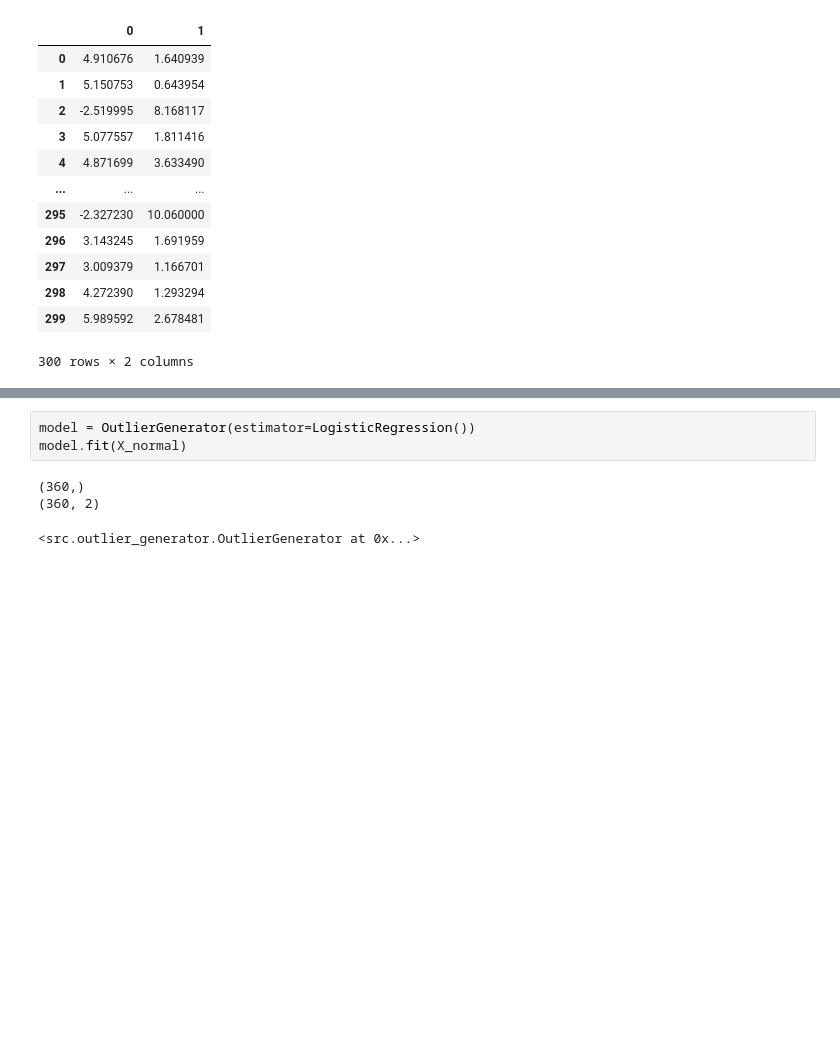
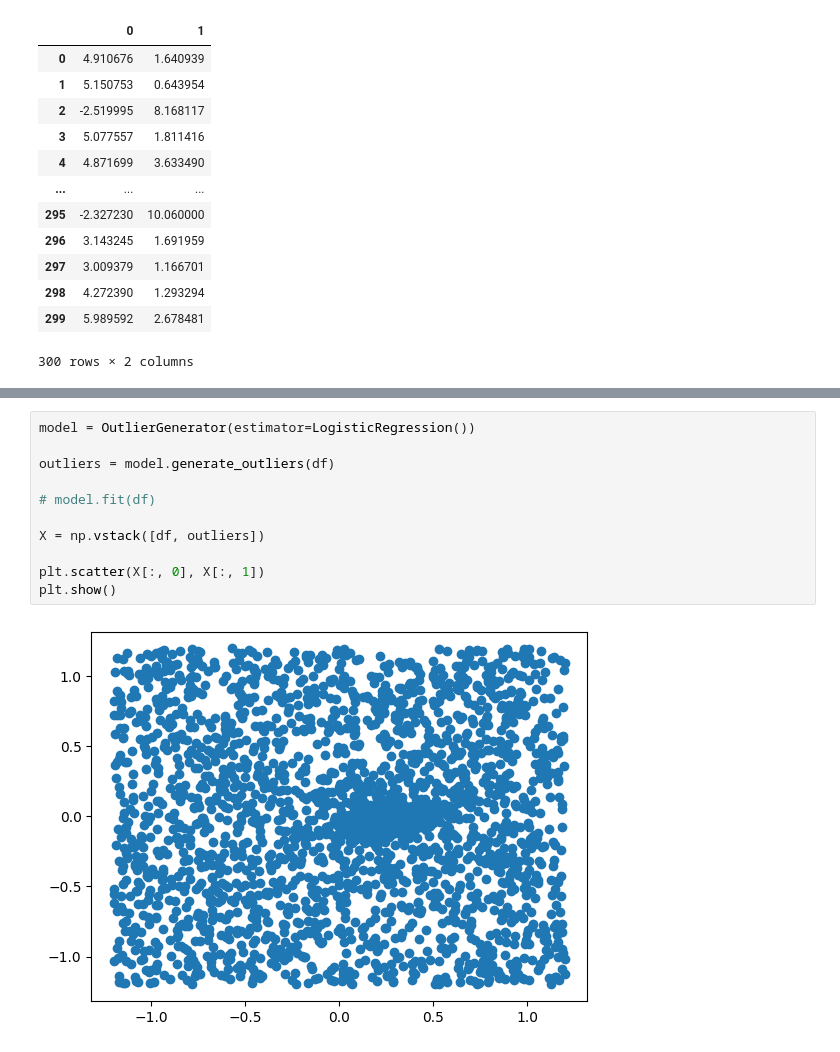
Before and after one commit to nitrazek/outlier-generator-models, a Jupyter notebook: notebooks/test_outliers.ipynb, the cells around one changed output, grey strips where cells are left out. Drawn from its saved outputs; the diff is of its cells as text; blank space fills up the shorter version.

```diff
--- a/notebooks/test_outliers.ipynb
+++ b/notebooks/test_outliers.ipynb
@@ -28,7 +53,13 @@ X_normal
 # %%
 model = OutlierGenerator(estimator=LogisticRegression())
-model.fit(X_normal)
+
+outliers = model.generate_outliers(df)
+
+# model.fit(df)
+
+X = np.vstack([df, outliers])
+
+plt.scatter(X[:, 0], X[:, 1])
+plt.show()
 # %% [output]
-(360,)
-(360, 2)
-<src.outlier_generator.OutlierGenerator at 0x...>
+[figure, added]
```
Also changed, not shown: parts of 3 cells of this notebook, 1 other file.
